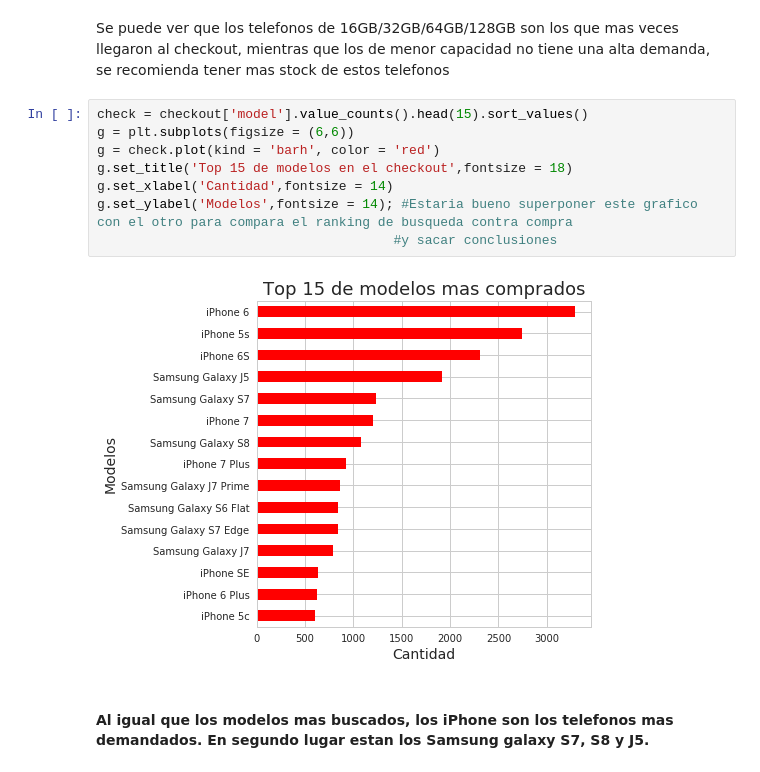
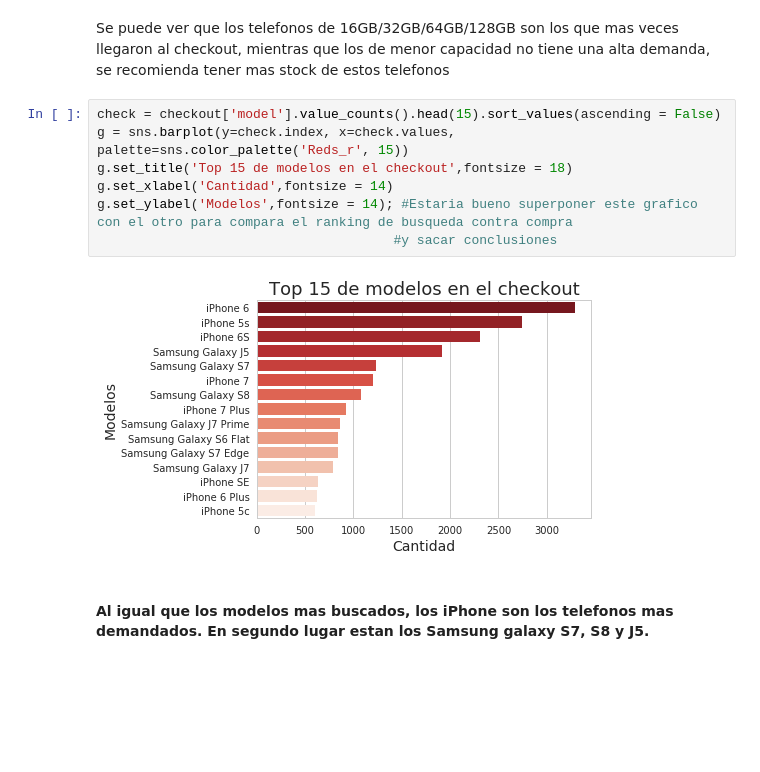
Before and after one commit to jowisaidman/tp1_analisis_exploratorio, a Jupyter notebook: Notebooks/Joel/checkout_analisis.ipynb, the cells around one changed output. Saved outputs shown, nothing was run; the diff lists cells and outputs as text; blank space fills up the shorter version.

```diff
--- a/Notebooks/Joel/checkout_analisis.ipynb
+++ b/Notebooks/Joel/checkout_analisis.ipynb
@@ -68,15 +69,14 @@ g.set_xticklabels(g.get_xticklabels(), rotation = 45, fontsize = 10);
 # %% [markdown]
 Se puede ver que los telefonos de 16GB/32GB/64GB/128GB son los que mas veces llegaron al checkout, mientras que los de menor capacidad no tiene una alta demanda, se recomienda tener mas stock de estos telefonos
 # %%
-check = checkout['model'].value_counts().head(15).sort_values()
-g = plt.subplots(figsize = (6,6))
-g = check.plot(kind = 'barh', color = 'red')
+check = checkout['model'].value_counts().head(15).sort_values(ascending = False)
+g = sns.barplot(y=check.index, x=check.values, palette=sns.color_palette('Reds_r', 15))
 g.set_title('Top 15 de modelos en el checkout',fontsize = 18)
 g.set_xlabel('Cantidad',fontsize = 14)
 g.set_ylabel('Modelos',fontsize = 14); #Estaria bueno superponer este grafico con el otro para compara el ranking de busqueda contra compra
                                       #y sacar conclusiones
 # %% [output]
-[figure, old version]
+[figure, new version]
 # %% [markdown]
 #### Al igual que los modelos mas buscados, los iPhone son los telefonos mas demandados. En segundo lugar estan los Samsung galaxy S7, S8 y J5.
 # %% [markdown]
```
Also changed, not shown: parts of 15 cells of this notebook, 2 other files.
